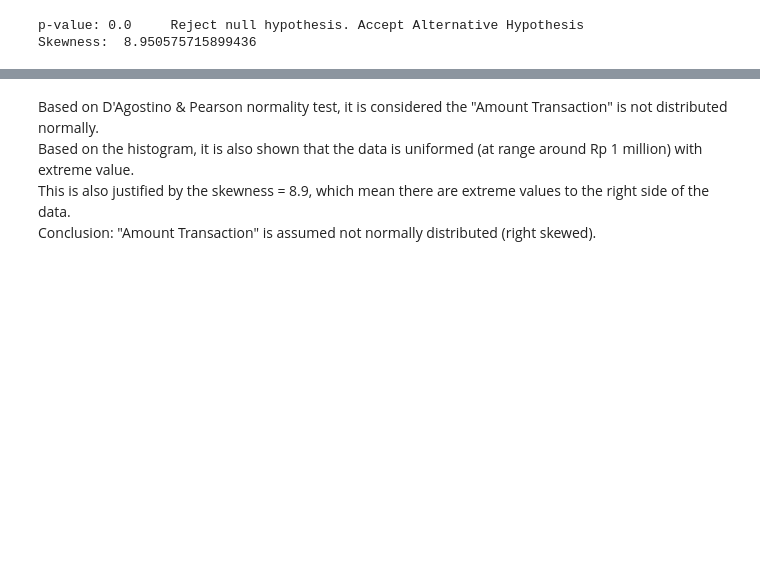
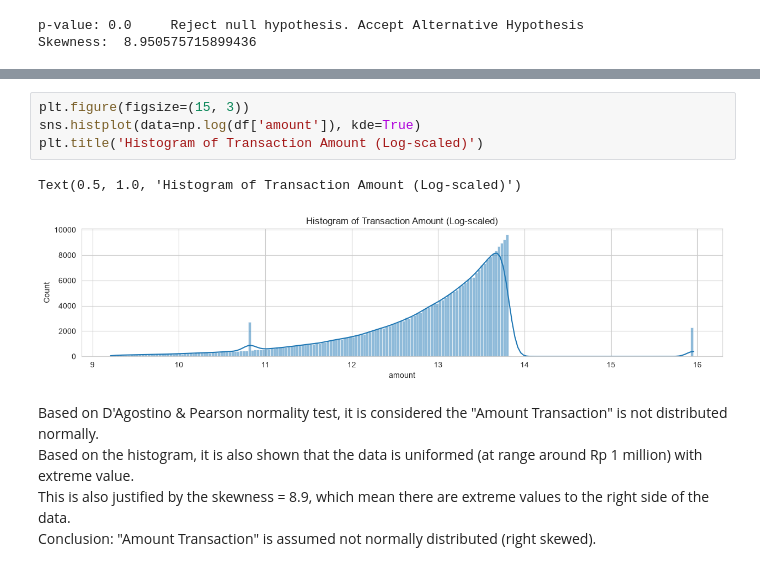
Before and after one commit to vsteven1301/Purwadhika_Fraud_Mitigation, a Jupyter notebook: Capstone Project_E-Wallet.ipynb, the cells around one changed output, grey strips where cells are left out. Saved outputs shown, nothing was run; the diff lists cells and outputs as text; blank space fills up the shorter version.

```diff
--- a/Capstone Project_E-Wallet.ipynb
+++ b/Capstone Project_E-Wallet.ipynb
@@ -853,3 +855,10 @@ sns.histplot(data=df['amount'], kde=True)
+# %%
+plt.figure(figsize=(15, 3))
+sns.histplot(data=np.log(df['amount']), kde=True)
+plt.title('Histogram of Transaction Amount (Log-scaled)')
+# %% [output]
+Text(0.5, 1.0, 'Histogram of Transaction Amount (Log-scaled)')
+[figure, added]
 # %% [markdown]
 Based on D'Agostino & Pearson normality test, it is considered the "Amount Transaction" is not distributed normally.\
 Based on the histogram, it is also shown that the data is uniformed (at range around Rp 1 million) with extreme value.\
```
Also changed, not shown: parts of 23 cells of this notebook.
